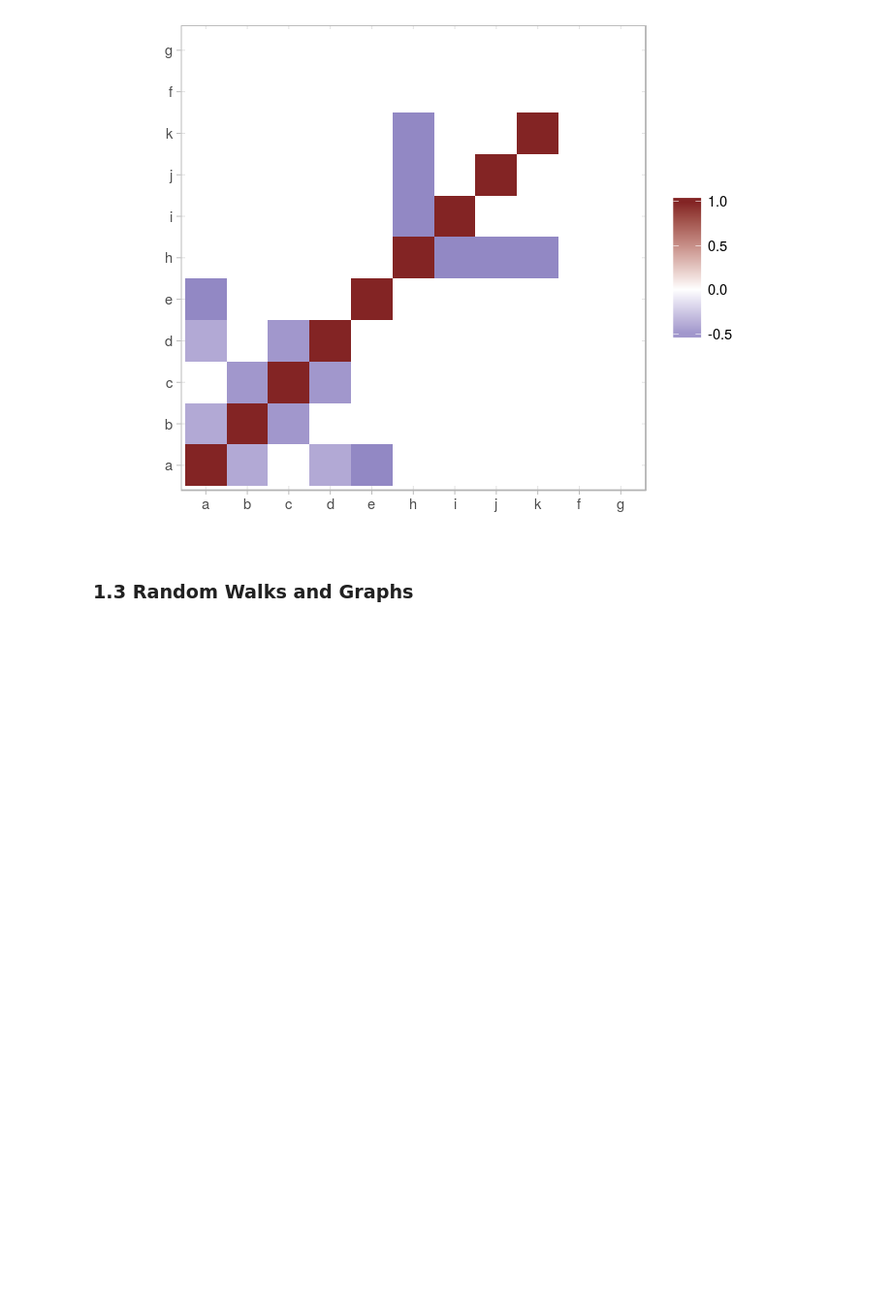
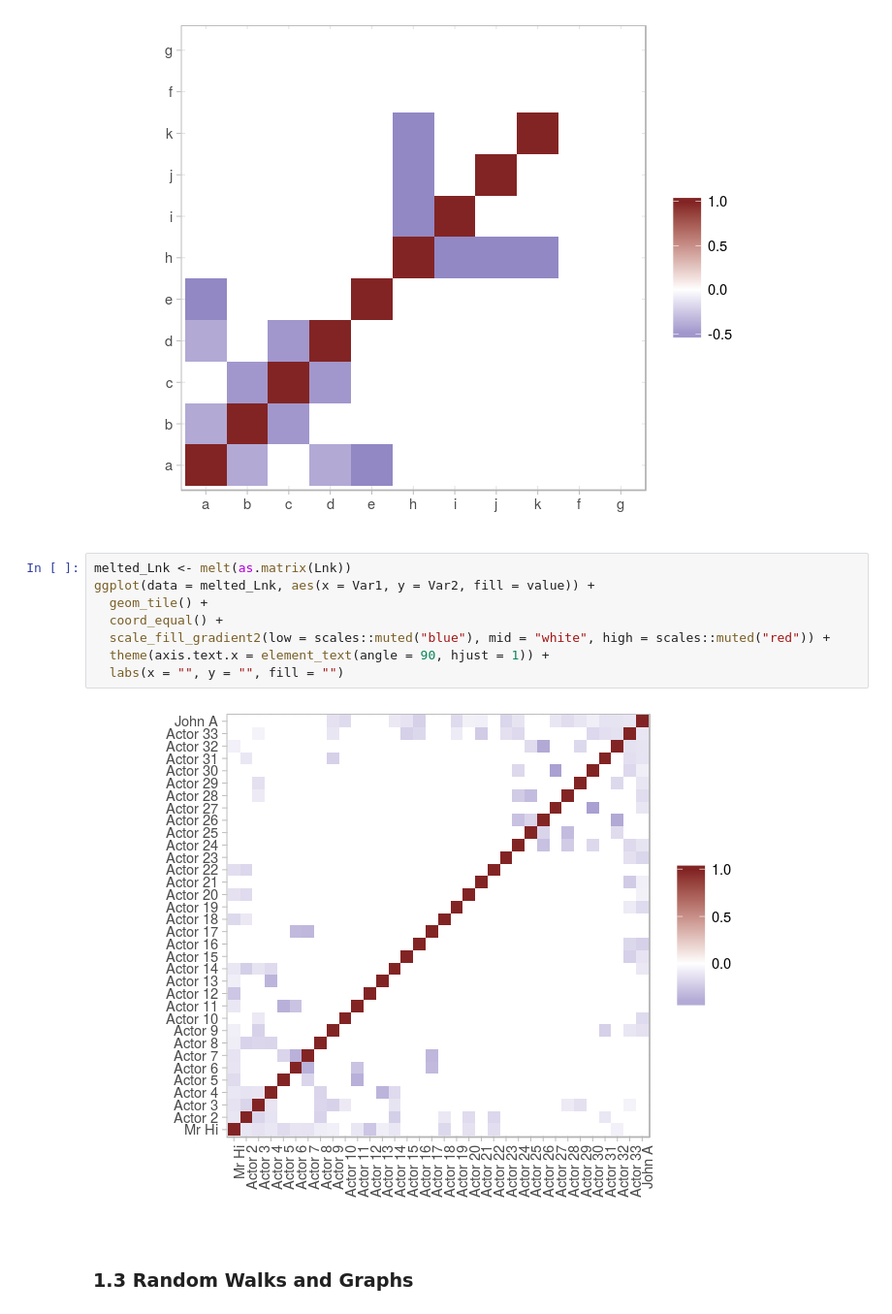
Before and after one commit to gbertagnolli/Networks-LM-Math, a Jupyter notebook: networks-seminar-1.ipynb, the cells around one changed output. Shown: that part at 97% size. Saved outputs shown, nothing was run; the diff lists cells and outputs as text; blank space fills up the shorter version.

```diff
--- a/networks-seminar-1.ipynb
+++ b/networks-seminar-1.ipynb
@@ -503,5 +505,15 @@ ggplot(data = melted_Lng, aes(x = Var1, y = Var2, fill = value)) +
   labs(x = "", y = "", fill = "")
 # %% [output]
 [figure]
+# %%
+melted_Lnk <- melt(as.matrix(Lnk))
+ggplot(data = melted_Lnk, aes(x = Var1, y = Var2, fill = value)) +
+  geom_tile() +
+  coord_equal() +
+  scale_fill_gradient2(low = scales::muted("blue"), mid = "white", high = scales::muted("red")) +
+  theme(axis.text.x = element_text(angle = 90, hjust = 1)) +
+  labs(x = "", y = "", fill = "")
+# %% [output]
+[figure, added]
 # %% [markdown]
 ### 1.3 Random Walks and Graphs
```
Also changed, not shown: parts of 4 cells of this notebook, 1 other file.
